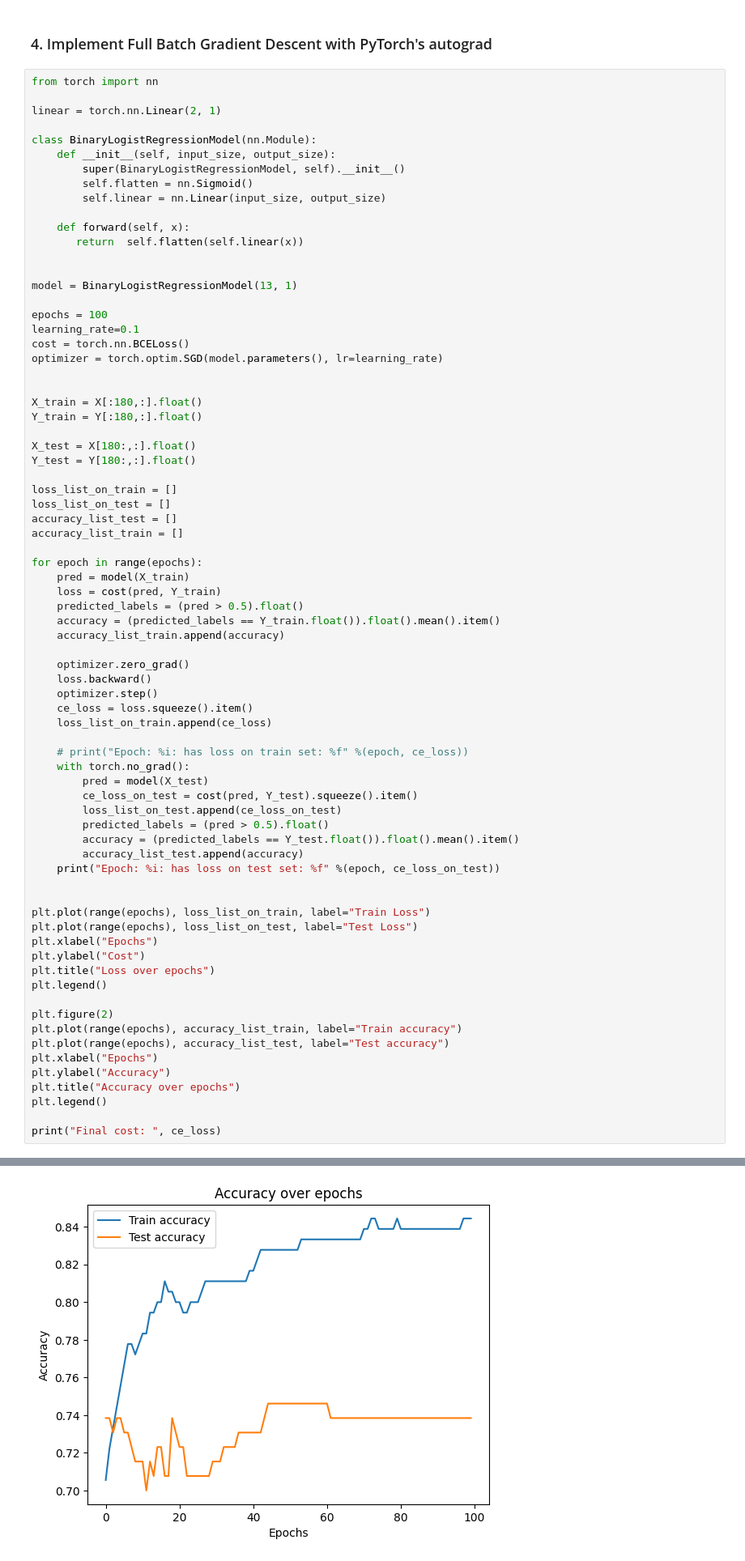
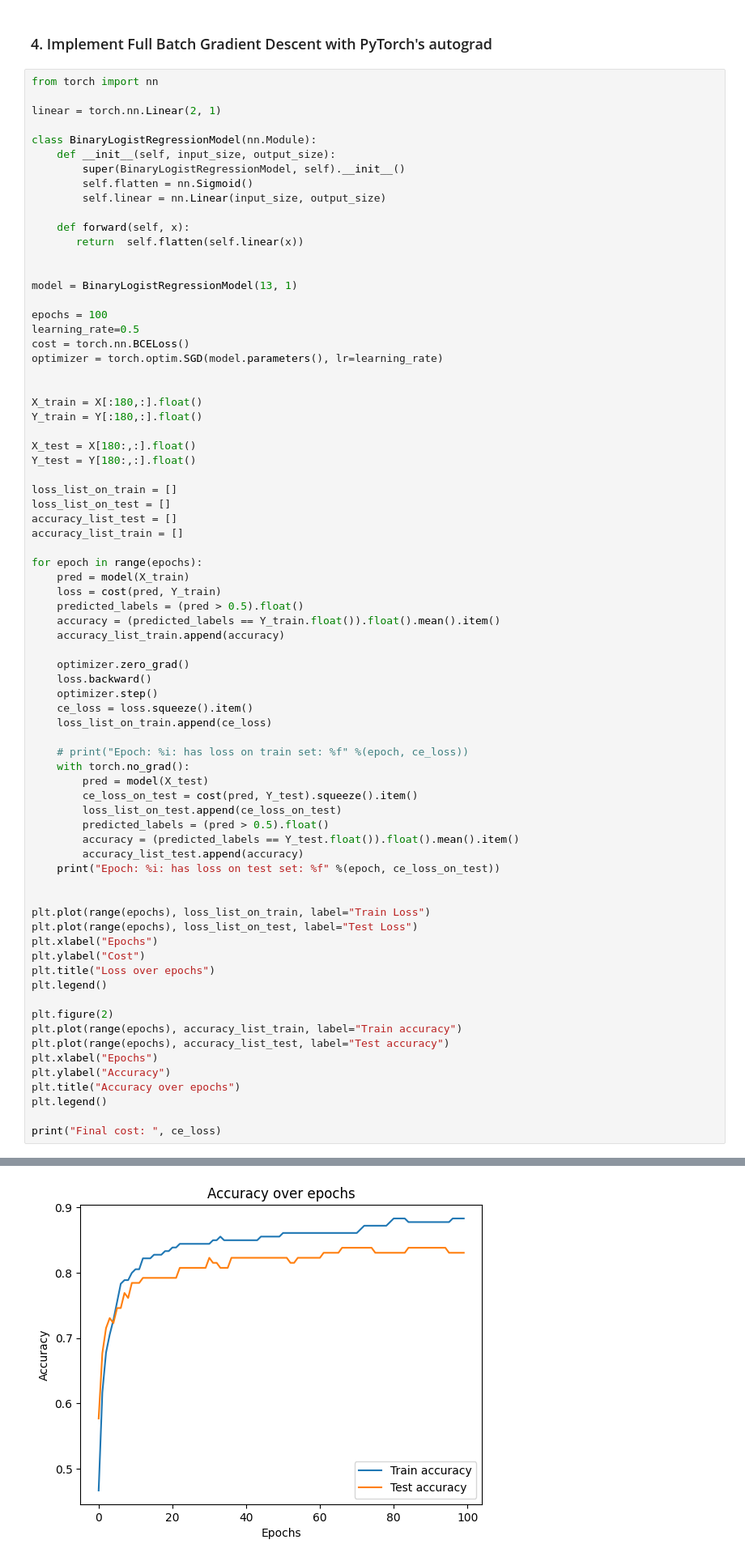
Before and after one commit to dave1b/TSM_DeLearn, a Jupyter notebook: Week2/pw02_binary_classification_GD_dave_brunner.ipynb, the cells around one changed output, grey strips where cells are left out. Shown: that part at 81% size. Drawn from its saved outputs; the diff is of its cells as text.

```diff
--- a/Week2/pw02_binary_classification_GD_dave_brunner.ipynb
+++ b/Week2/pw02_binary_classification_GD_dave_brunner.ipynb
@@ -158,7 +160,7 @@ class BinaryLogistRegressionModel(nn.Module):
 model = BinaryLogistRegressionModel(13, 1)
 
 epochs = 100
-learning_rate=0.1
+learning_rate=0.5
 cost = torch.nn.BCELoss()
 optimizer = torch.optim.SGD(model.parameters(), lr=learning_rate)
 
@@ -236,4 +238,4 @@ Final cost:  0.37838014960289
-[figure, old version]
+[figure, new version]
 # %% [markdown]
 ### 5. Tune Learning Rates
 
```
Also changed, not shown: parts of 7 cells of this notebook.
